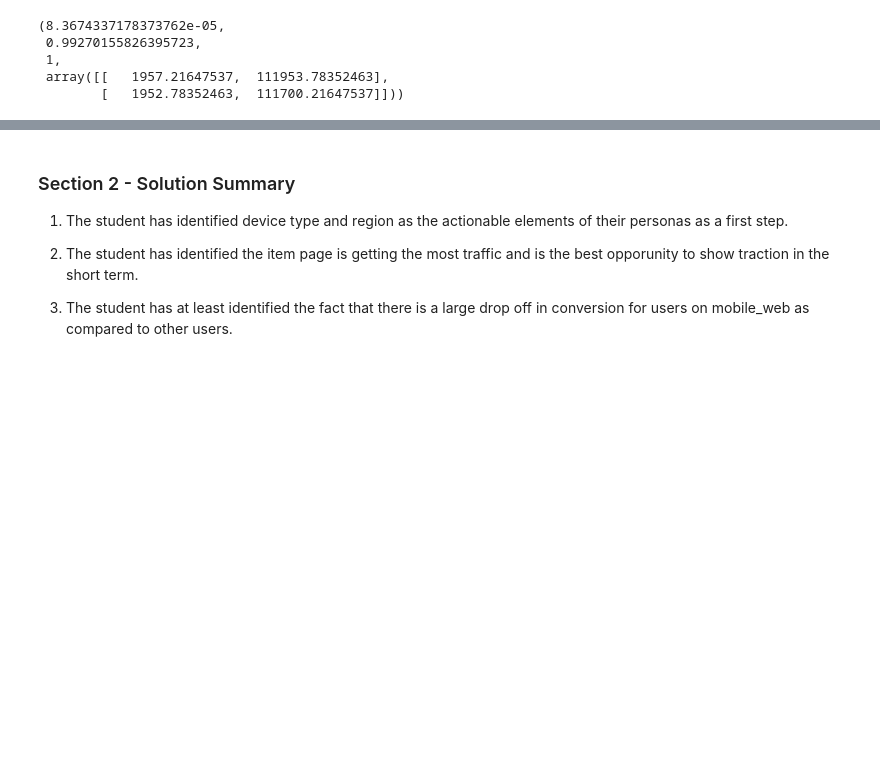
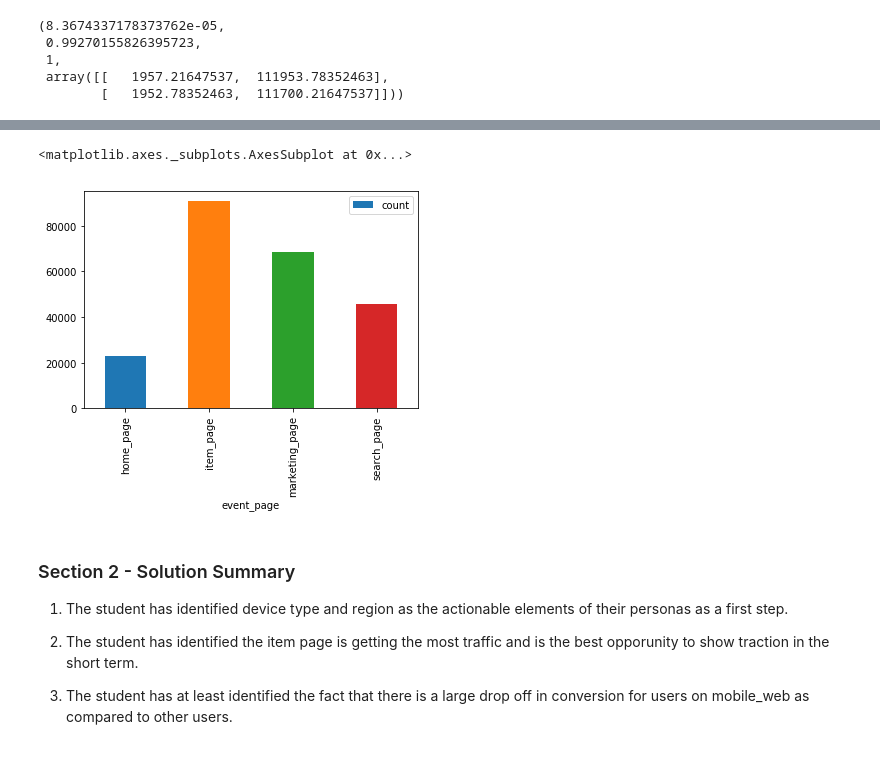
Before and after one commit to d43pan/nanodegree-data-products-course-3, a Jupyter notebook: dpmnd_c3_solutions.ipynb, the cells around one changed output, grey strips where cells are left out. Saved outputs shown, nothing was run; the diff lists cells and outputs as text; code cells hidden in the pictures; blank space fills up the shorter version.

```diff
--- a/dpmnd_c3_solutions.ipynb
+++ b/dpmnd_c3_solutions.ipynb
@@ -488,3 +368,11 @@ stats.chi2_contingency(device_outcomes)
+# %%
+#Landing Events Per Page Type
+
+landings = df.sort_values(['session_uuid','event_time'], ascending=True).groupby('session_uuid').first().groupby('event_page')['event_uuid'].count().reset_index(name='count')
+landings.plot(x='event_page', y='count', kind='bar')
+# %% [output]
+<matplotlib.axes._subplots.AxesSubplot at 0x...>
+[figure, added]
 # %% [markdown]
 ### Section 2 - Solution Summary
 
```
Also changed, not shown: parts of 45 cells of this notebook, 2 other files.
